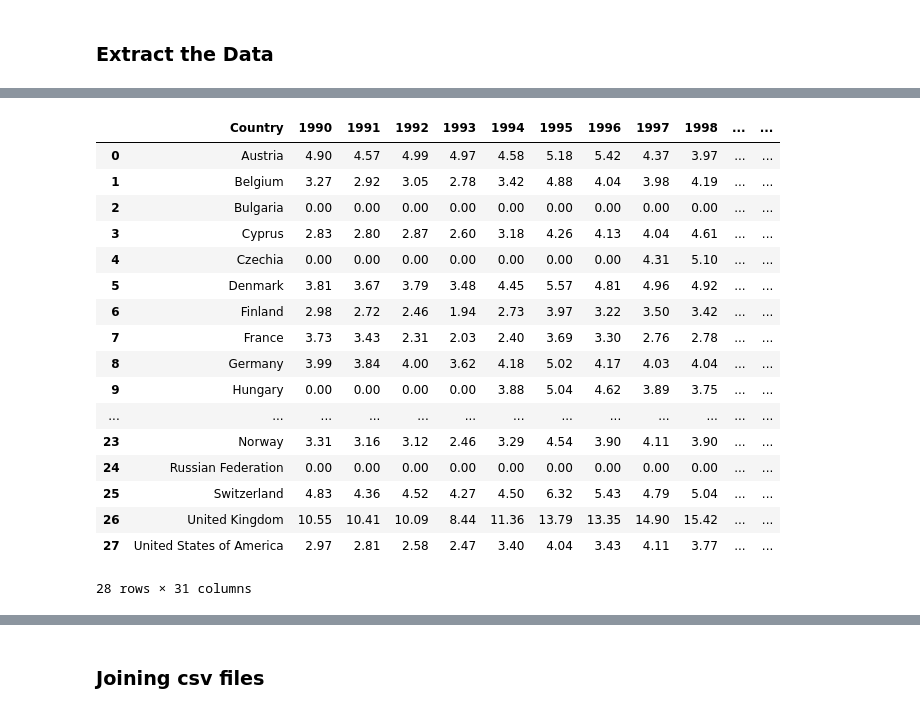
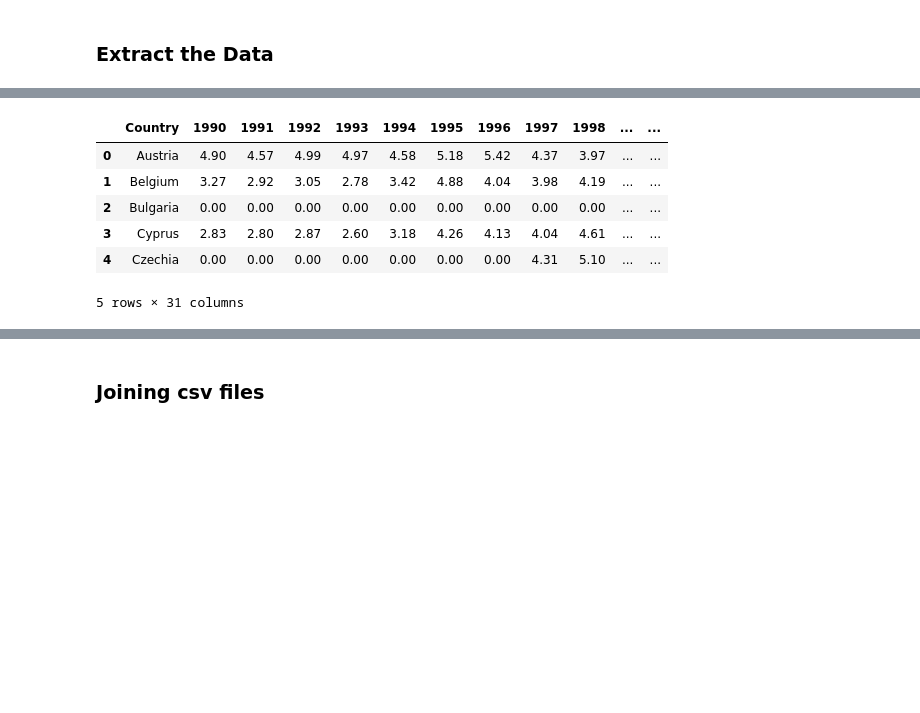
Before and after one commit to SandraBotica/Project-3, a Jupyter notebook: coffee_data.ipynb, the cells around one changed output, grey strips where cells are left out. Cells and saved outputs as stored; diff of their text form; code cells hidden in the pictures; blank space fills up the shorter version.

```diff
--- a/coffee_data.ipynb
+++ b/coffee_data.ipynb
@@ -121,27 +70,16 @@ prices_paid_to_growers_df.to_csv(("Resources/prices_paid_to_growers.csv"))
 # %%
 # Read the 'Retail prices of roasted coffee in selected importing countries' data into a Pandas DataFrame
 retail_prices_df = pd.read_excel(r'cleaned_resources/Retail_prices.xlsx', engine='openpyxl')
 retail_prices_df = retail_prices_df.drop(labels=[28,29,30, 31,32,33,34], axis =0)
-retail_prices_df
+retail_prices_df.head()
 # %% [output]
 |  | Country | 1990 | 1991 | 1992 | 1993 | 1994 | 1995 | 1996 | 1997 | 1998 | ... | ... |
 | 0 | Austria | 4.90 | 4.57 | 4.99 | 4.97 | 4.58 | 5.18 | 5.42 | 4.37 | 3.97 | ... | ... |
 | 1 | Belgium | 3.27 | 2.92 | 3.05 | 2.78 | 3.42 | 4.88 | 4.04 | 3.98 | 4.19 | ... | ... |
 | 2 | Bulgaria | 0.00 | 0.00 | 0.00 | 0.00 | 0.00 | 0.00 | 0.00 | 0.00 | 0.00 | ... | ... |
 | 3 | Cyprus | 2.83 | 2.80 | 2.87 | 2.60 | 3.18 | 4.26 | 4.13 | 4.04 | 4.61 | ... | ... |
 | 4 | Czechia | 0.00 | 0.00 | 0.00 | 0.00 | 0.00 | 0.00 | 0.00 | 4.31 | 5.10 | ... | ... |
-| 5 | Denmark | 3.81 | 3.67 | 3.79 | 3.48 | 4.45 | 5.57 | 4.81 | 4.96 | 4.92 | ... | ... |
-| 6 | Finland | 2.98 | 2.72 | 2.46 | 1.94 | 2.73 | 3.97 | 3.22 | 3.50 | 3.42 | ... | ... |
-| 7 | France | 3.73 | 3.43 | 2.31 | 2.03 | 2.40 | 3.69 | 3.30 | 2.76 | 2.78 | ... | ... |
-| 8 | Germany | 3.99 | 3.84 | 4.00 | 3.62 | 4.18 | 5.02 | 4.17 | 4.03 | 4.04 | ... | ... |
-| 9 | Hungary | 0.00 | 0.00 | 0.00 | 0.00 | 3.88 | 5.04 | 4.62 | 3.89 | 3.75 | ... | ... |
-| ... | ... | ... | ... | ... | ... | ... | ... | ... | ... | ... | ... | ... |
-| 23 | Norway | 3.31 | 3.16 | 3.12 | 2.46 | 3.29 | 4.54 | 3.90 | 4.11 | 3.90 | ... | ... |
-| 24 | Russian Federation | 0.00 | 0.00 | 0.00 | 0.00 | 0.00 | 0.00 | 0.00 | 0.00 | 0.00 | ... | ... |
-| 25 | Switzerland | 4.83 | 4.36 | 4.52 | 4.27 | 4.50 | 6.32 | 5.43 | 4.79 | 5.04 | ... | ... |
-| 26 | United Kingdom | 10.55 | 10.41 | 10.09 | 8.44 | 11.36 | 13.79 | 13.35 | 14.90 | 15.42 | ... | ... |
-| 27 | United States of America | 2.97 | 2.81 | 2.58 | 2.47 | 3.40 | 4.04 | 3.43 | 4.11 | 3.77 | ... | ... |
-28 rows × 31 columns
+5 rows × 31 columns
 # %%
 # retail_prices_df=pd.melt(retail_prices_df, id_vars = "Country", var_name= "Year", value_name="Retail_Price")
 # retail_prices_df
```
Also changed, not shown: parts of 27 cells of this notebook, 5 other files.
